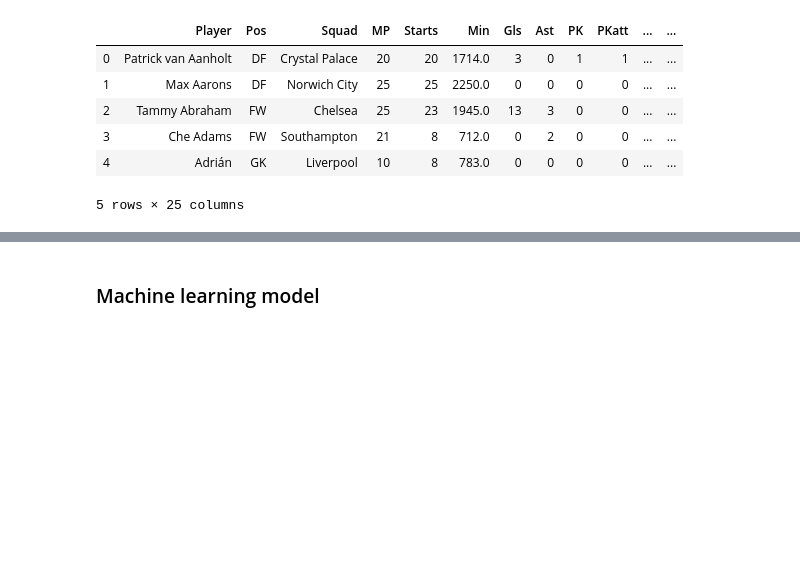
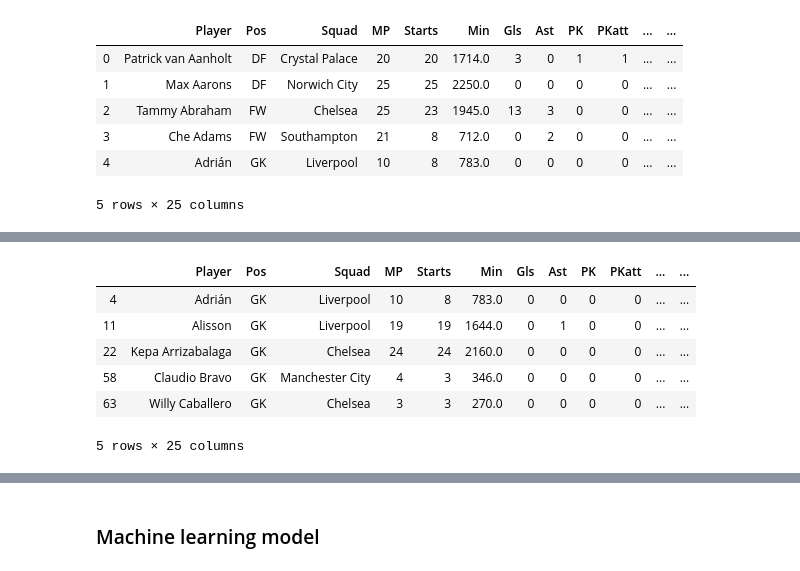
Before and after one commit to jbtrahin/soccer_masters, a Jupyter notebook: PL_data_sets.ipynb, the cells around one changed output, grey strips where cells are left out. Cells and saved outputs as stored; diff of their text form; code cells hidden in the pictures; blank space fills up the shorter version.

```diff
--- a/PL_data_sets.ipynb
+++ b/PL_data_sets.ipynb
@@ -97,0 +131,11 @@ PL_19_20_df.head()
+# %%
+GK_19_20_df = PL_19_20_df[PL_19_20_df['Pos']=='GK']
+GK_19_20_df.head()
+# %% [output]
+|  | Player | Pos | Squad | MP | Starts | Min | Gls | Ast | PK | PKatt | ... | ... |
+| 4 | Adrián | GK | Liverpool | 10 | 8 | 783.0 | 0 | 0 | 0 | 0 | ... | ... |
+| 11 | Alisson | GK | Liverpool | 19 | 19 | 1644.0 | 0 | 1 | 0 | 0 | ... | ... |
+| 22 | Kepa Arrizabalaga | GK | Chelsea | 24 | 24 | 2160.0 | 0 | 0 | 0 | 0 | ... | ... |
+| 58 | Claudio Bravo | GK | Manchester City | 4 | 3 | 346.0 | 0 | 0 | 0 | 0 | ... | ... |
+| 63 | Willy Caballero | GK | Chelsea | 3 | 3 | 270.0 | 0 | 0 | 0 | 0 | ... | ... |
+5 rows × 25 columns
```
Also changed, not shown: parts of 5 cells of this notebook.
